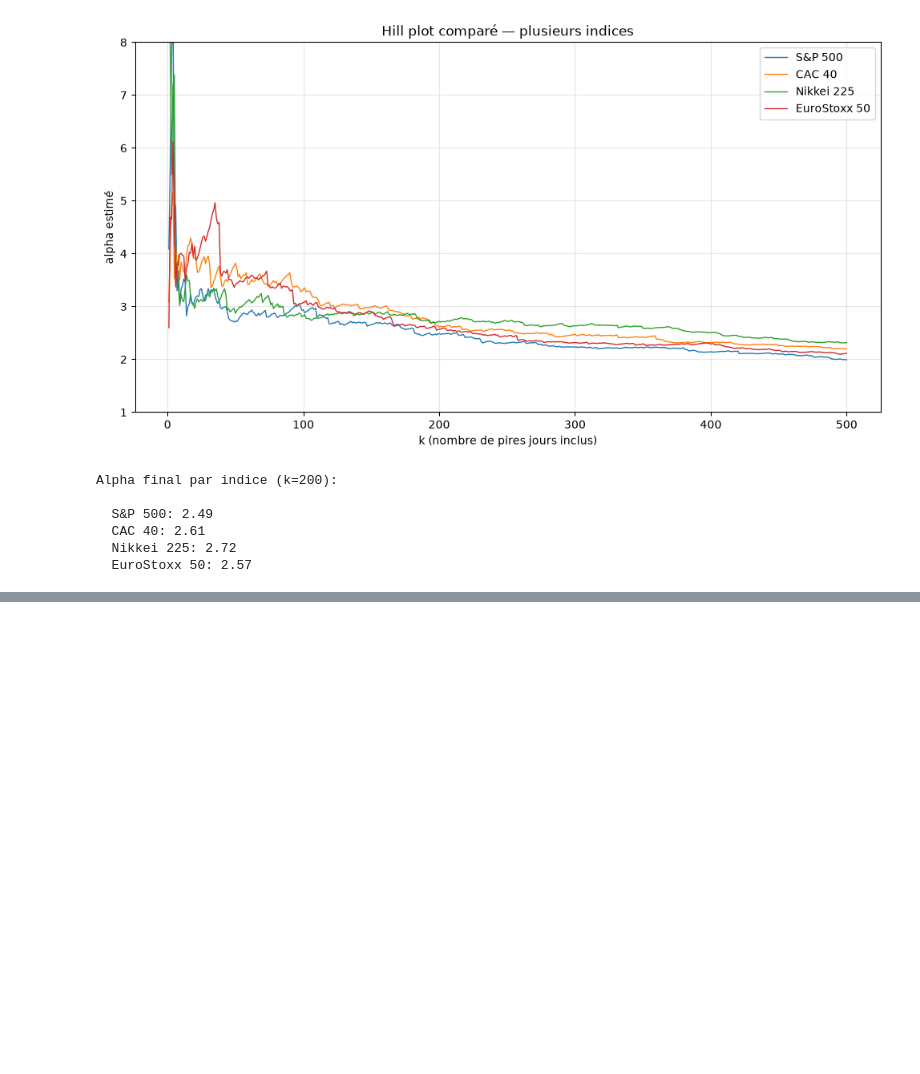
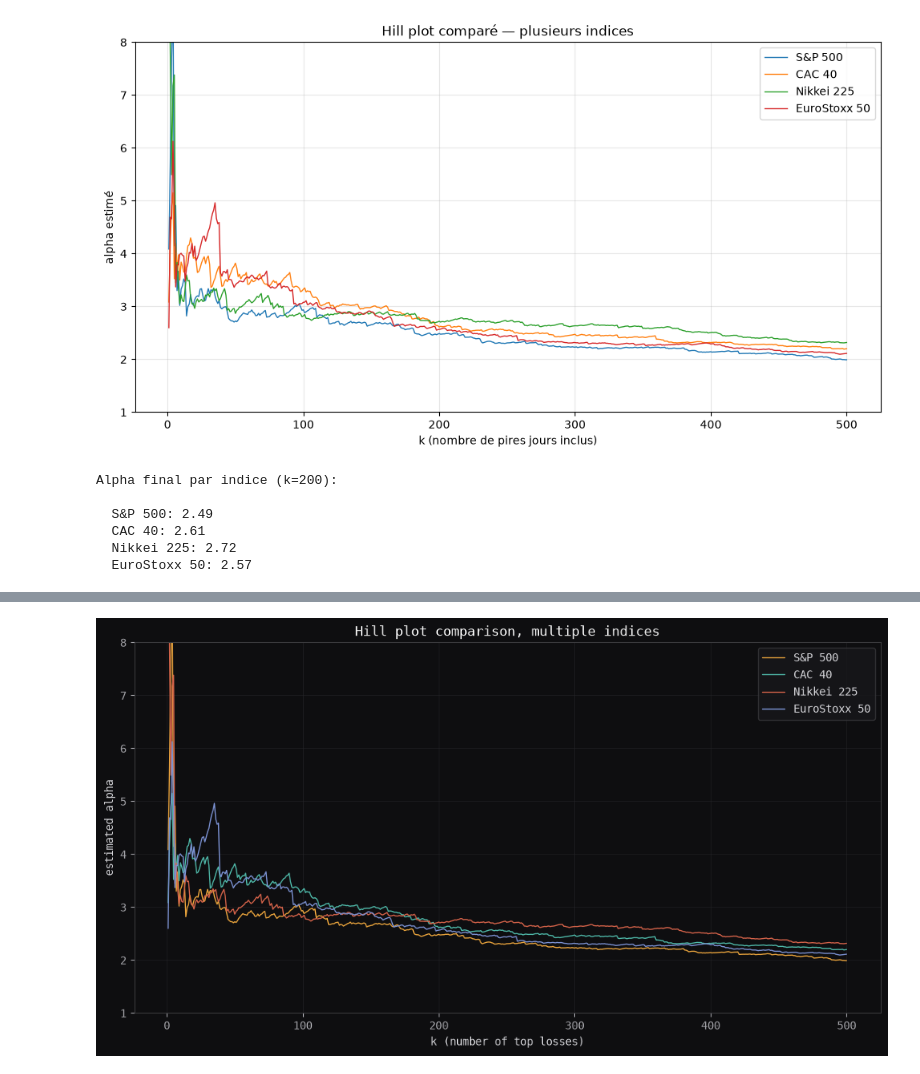
Before and after one commit to achrafi04/tail-risk-hill-estimator, a Jupyter notebook: notebooks/01_analysis.ipynb, the cells around one changed output, grey strips where cells are left out. Cells and saved outputs as stored; diff of their text form; code cells hidden in the pictures; blank space fills up the shorter version.

Commit message:
Regenerate figures with dark style

```diff
--- a/notebooks/01_analysis.ipynb
+++ b/notebooks/01_analysis.ipynb
@@ -124,0 +129,16 @@ print(f"Dernières dates : {breach_dates[-10:].tolist()}")
+# %%
+plt.style.use("../src/quant_dark.mplstyle")
+
+# hill plot comparison across indices
+plt.figure(figsize=(12, 6))
+for name, res in results.items():
+    plt.plot(res["k_values"], res["alpha_values"], linewidth=1, label=name)
+plt.xlabel("k (number of top losses)")
+plt.ylabel("estimated alpha")
+plt.title("Hill plot comparison, multiple indices")
+plt.legend()
+plt.ylim(1, 8)
+plt.savefig("../results/figures/hill_plot_comparison.png")
+plt.show()
+# %% [output]
+[figure, added]
```
Also changed, not shown: parts of 2 cells of this notebook, 2 other files.
